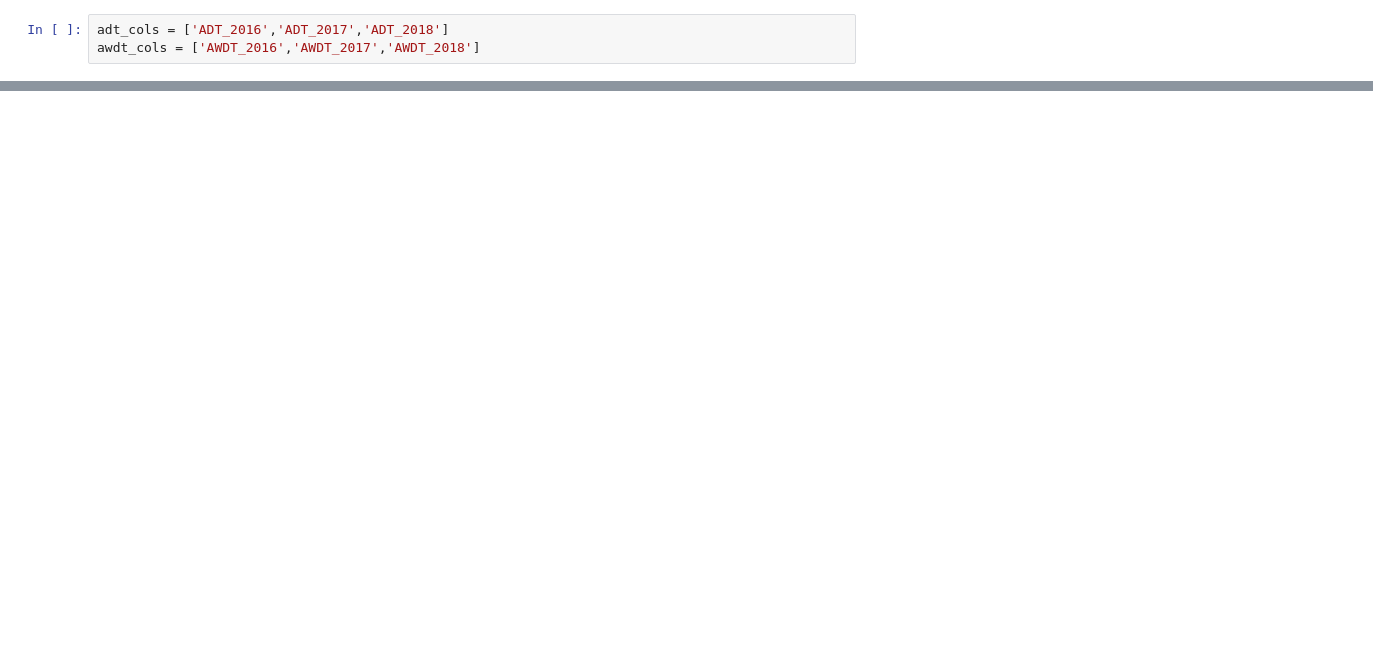
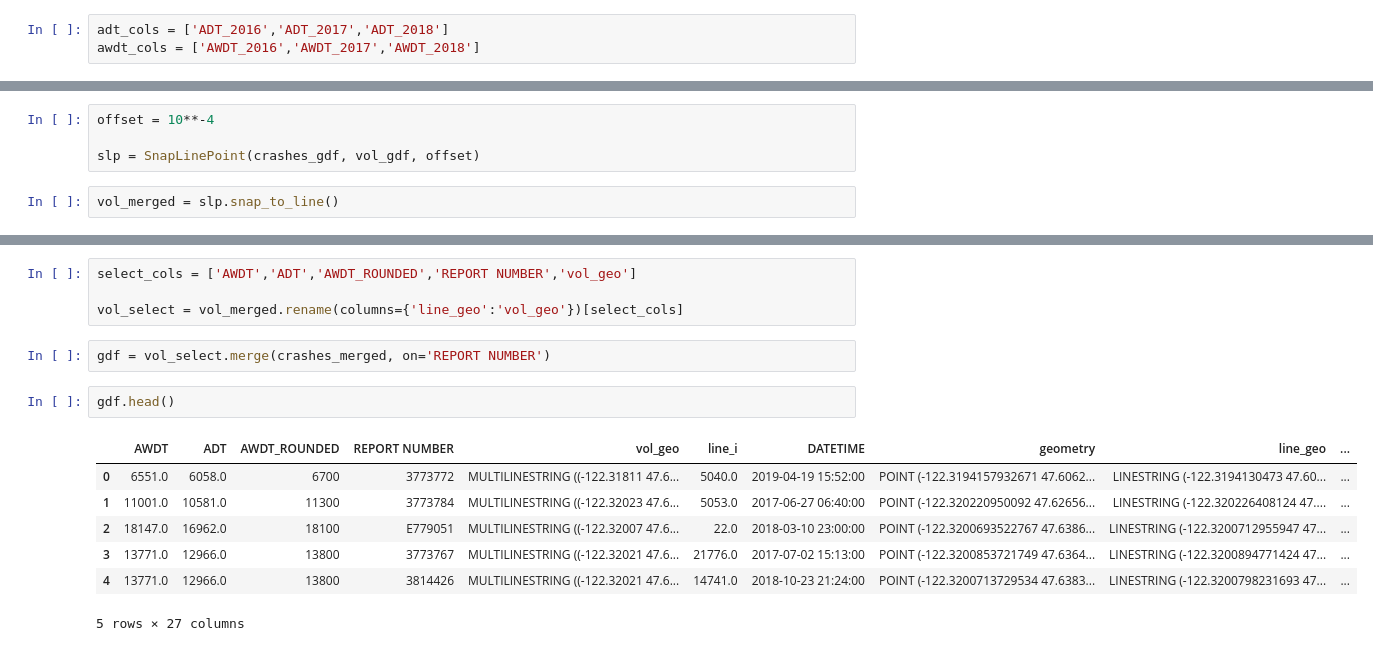
Before and after one commit to emi90/bike-index, a Jupyter notebook: Street-Data-Pt2.ipynb, the cells around one changed output, grey strips where cells are left out. Cells and saved outputs as stored; diff of their text form; blank space fills up the shorter version.

```diff
--- a/Street-Data-Pt2.ipynb
+++ b/Street-Data-Pt2.ipynb
@@ -163,0 +235,6 @@ vol_2016['features'][0]
+# %%
+offset = 10**-4
+
+slp = SnapLinePoint(crashes_gdf, vol_gdf, offset)
+# %%
+vol_merged = slp.snap_to_line()
@@ -163,0 +269,16 @@ vol_2016['features'][0]
+# %%
+select_cols = ['AWDT','ADT','AWDT_ROUNDED','REPORT NUMBER','vol_geo']
+
+vol_select = vol_merged.rename(columns={'line_geo':'vol_geo'})[select_cols]
+# %%
+gdf = vol_select.merge(crashes_merged, on='REPORT NUMBER')
+# %%
+gdf.head()
+# %% [output]
+|  | AWDT | ADT | AWDT_ROUNDED | REPORT NUMBER | vol_geo | line_i | DATETIME | geometry | line_geo | ... |
+| 0 | 6551.0 | 6058.0 | 6700 | 3773772 | MULTILINESTRING ((-122.31811 47.6... | 5040.0 | 2019-04-19 15:52:00 | POINT (-122.3194157932671 47.6062... | LINESTRING (-122.3194130473 47.60... | ... |
+| 1 | 11001.0 | 10581.0 | 11300 | 3773784 | MULTILINESTRING ((-122.32023 47.6... | 5053.0 | 2017-06-27 06:40:00 | POINT (-122.320220950092 47.62656... | LINESTRING (-122.320226408124 47.... | ... |
+| 2 | 18147.0 | 16962.0 | 18100 | E779051 | MULTILINESTRING ((-122.32007 47.6... | 22.0 | 2018-03-10 23:00:00 | POINT (-122.3200693522767 47.6386... | LINESTRING (-122.3200712955947 47... | ... |
+| 3 | 13771.0 | 12966.0 | 13800 | 3773767 | MULTILINESTRING ((-122.32021 47.6... | 21776.0 | 2017-07-02 15:13:00 | POINT (-122.3200853721749 47.6364... | LINESTRING (-122.3200894771424 47... | ... |
+| 4 | 13771.0 | 12966.0 | 13800 | 3814426 | MULTILINESTRING ((-122.32021 47.6... | 14741.0 | 2018-10-23 21:24:00 | POINT (-122.3200713729534 47.6383... | LINESTRING (-122.3200798231693 47... | ... |
+5 rows × 27 columns
```
Also changed, not shown: parts of 32 cells of this notebook, 1 other file.
